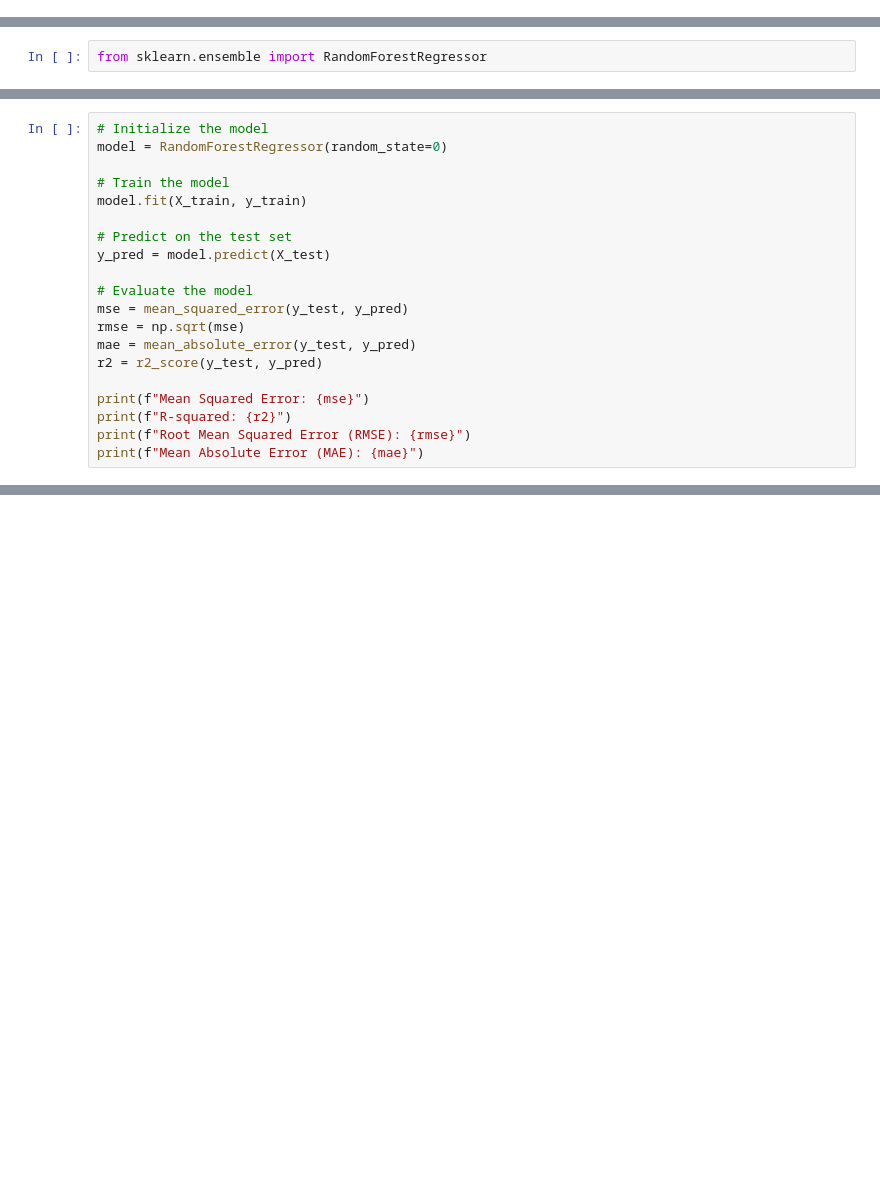
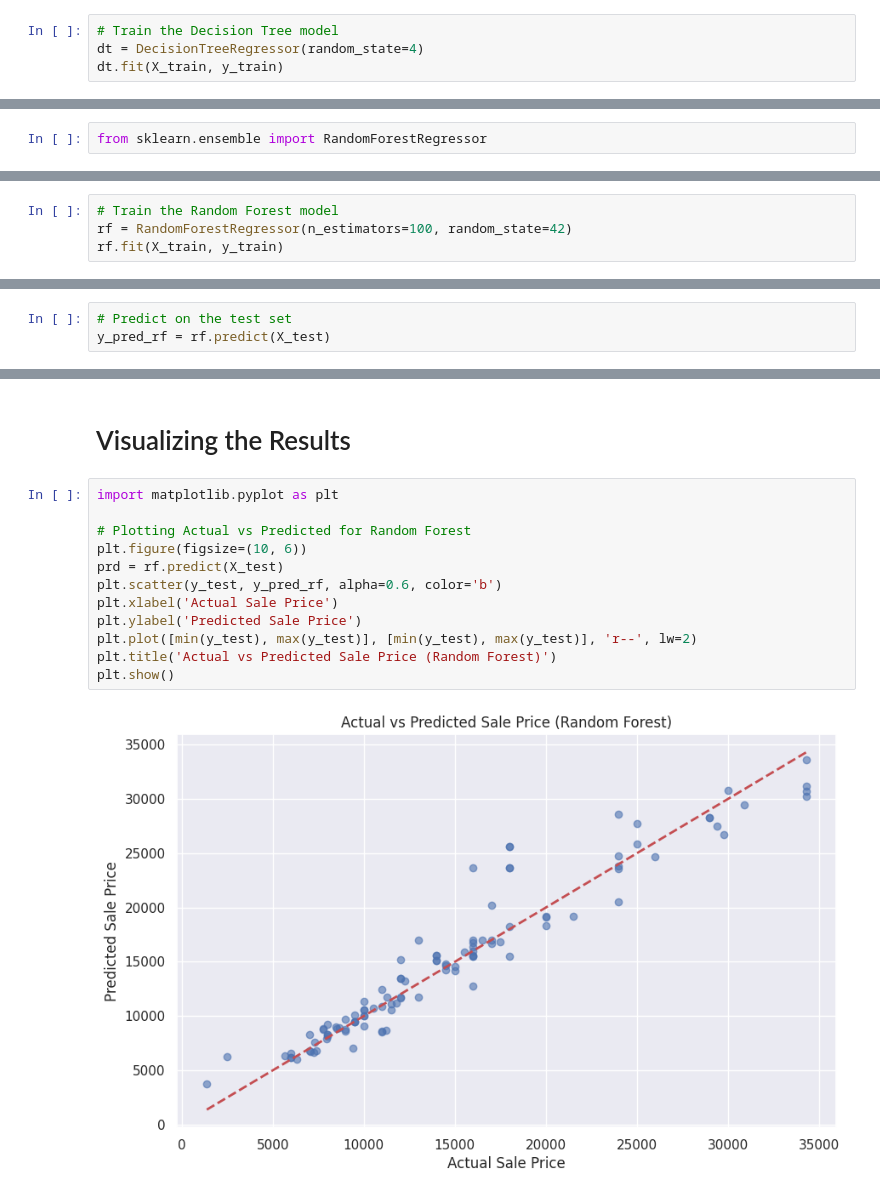
Before and after one commit to Savaliyaniks1/Project_4, a Jupyter notebook: Mobile_Price_Prediction_Project_4.ipynb, the cells around one changed output, grey strips where cells are left out. Saved outputs shown, nothing was run; the diff lists cells and outputs as text; blank space fills up the shorter version.

```diff
--- a/Mobile_Price_Prediction_Project_4.ipynb
+++ b/Mobile_Price_Prediction_Project_4.ipynb
@@ -583,0 +721,4 @@ X_test.shape,y_test.shape
+# %%
+# Train the Decision Tree model
+dt = DecisionTreeRegressor(random_state=4)
+dt.fit(X_train, y_train)
@@ -633,20 +746,0 @@ from sklearn.metrics import mean_squared_error, r2_score, mean_absolute_error
-# %%
-# Initialize the model
-model = RandomForestRegressor(random_state=0)
-
-# Train the model
-model.fit(X_train, y_train)
-
-# Predict on the test set
-y_pred = model.predict(X_test)
-
-# Evaluate the model
-mse = mean_squared_error(y_test, y_pred)
-rmse = np.sqrt(mse)
-mae = mean_absolute_error(y_test, y_pred)
-r2 = r2_score(y_test, y_pred)
-
-print(f"Mean Squared Error: {mse}")
-print(f"R-squared: {r2}")
-print(f"Root Mean Squared Error (RMSE): {rmse}")
-print(f"Mean Absolute Error (MAE): {mae}")
@@ -673,0 +747,4 @@ Mean Absolute Error (MAE): 1671.822950155763
+# %%
+# Train the Random Forest model
+rf = RandomForestRegressor(n_estimators=100, random_state=42)
+rf.fit(X_train, y_train)
@@ -673,0 +753,3 @@ Mean Absolute Error (MAE): 1671.822950155763
+# %%
+# Predict on the test set
+y_pred_rf = rf.predict(X_test)
@@ -673,0 +781,16 @@ Mean Absolute Error (MAE): 1671.822950155763
+# %% [markdown]
+# Visualizing the Results
+# %%
+import matplotlib.pyplot as plt
+
+# Plotting Actual vs Predicted for Random Forest
+plt.figure(figsize=(10, 6))
+prd = rf.predict(X_test)
+plt.scatter(y_test, y_pred_rf, alpha=0.6, color='b')
+plt.xlabel('Actual Sale Price')
+plt.ylabel('Predicted Sale Price')
+plt.plot([min(y_test), max(y_test)], [min(y_test), max(y_test)], 'r--', lw=2)
+plt.title('Actual vs Predicted Sale Price (Random Forest)')
+plt.show()
+# %% [output]
+[figure, added]
```
Also changed, not shown: parts of 46 cells of this notebook.
